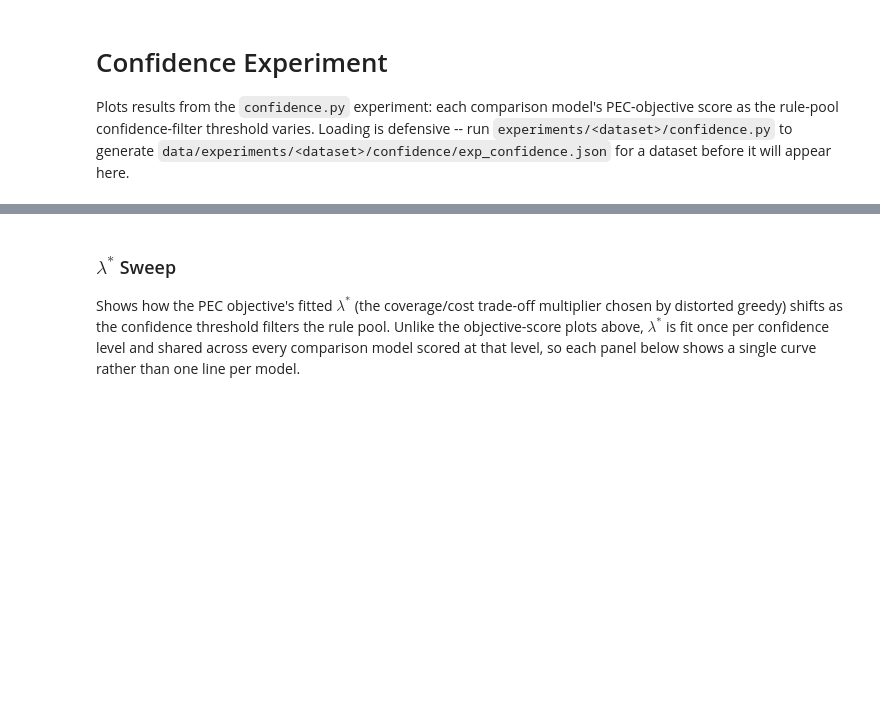
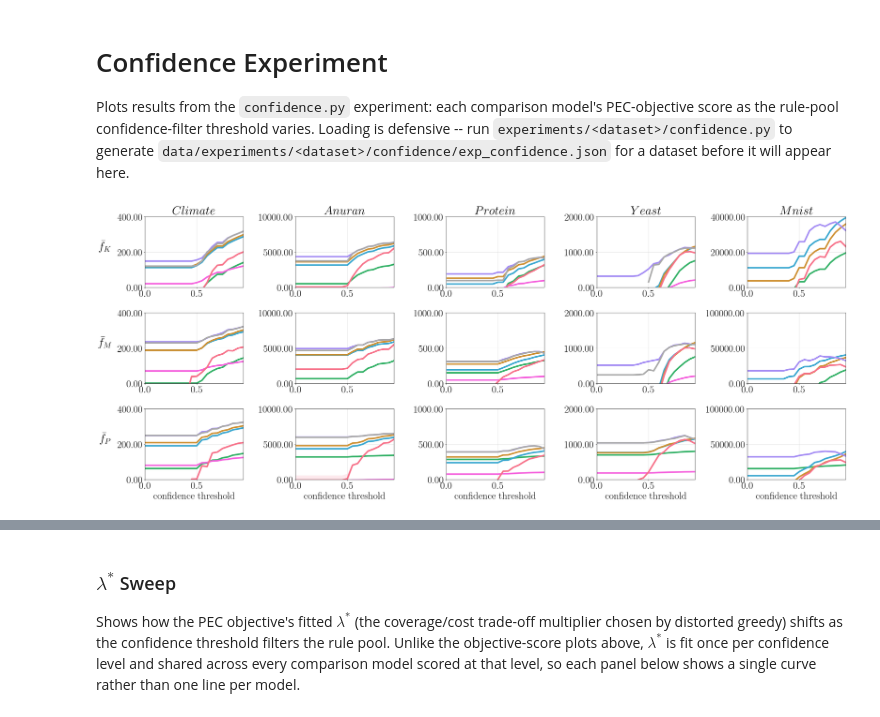
Before and after one commit to kevinqnb/interpretable-clustering, a Jupyter notebook: examples/experiments.ipynb, the cells around one changed output, grey strips where cells are left out. Cells and saved outputs as stored; diff of their text form; code cells hidden in the pictures; blank space fills up the shorter version.

```diff
--- a/examples/experiments.ipynb
+++ b/examples/experiments.ipynb
@@ -1707,38 +1784,40 @@ for i, dataset in enumerate(dataset_confidence_dict.keys()):
                 linestyle='dashed' if r['is_flat'] else 'solid',
                 linewidth=5, markersize=10, markeredgecolor='black',
                 label=title_dict.get(module, module),
             )
             err_mask = mask & ~np.isnan(r['y_err'])
             if np.any(err_mask):
                 axs[j, i].fill_between(
                     r['x'][err_mask],
                     r['y'][err_mask] - r['y_err'][err_mask],
                     r['y'][err_mask] + r['y_err'][err_mask],
                     color=color, alpha=0.15, linewidth=0,
                 )
 
         axs[j, i].grid(which='major', linestyle='-', linewidth=0.8, alpha=0.5)
         axs[j, i].set_xlim(0.0, 0.95)
         y_pad = 0.01 * y_pad_std
         y_lo, y_hi, yticks = nice_lim_for_3_ticks(y_min - y_pad, y_max + y_pad, clip=(0, np.inf))
         axs[j, i].set_ylim(y_lo, y_hi)
         axs[j, i].set_yticks(yticks)
         axs[j, i].yaxis.set_major_formatter(FormatStrFormatter('%.2f'))
 
         if i == 0:
             axs[j, i].set_ylabel(rf"$\bar{{f}}_{{{function_name_dict[j]}}}$", rotation=0, labelpad=40, fontsize=36)
         if j == 0:
             axs[j, i].set_title(rf"${dataset.capitalize()}$")
         if j == len(objective_names) - 1:
             axs[j, i].set_xlabel(r"\textup{confidence threshold}")
 
 fig.tight_layout()
 
-plt.savefig(
-    "../figures/experiments/confidence_sweep.pdf",
-    bbox_inches='tight',
-    dpi=300
-)
+#plt.savefig(
+#    "../figures/experiments/confidence_sweep.pdf",
+#    bbox_inches='tight',
+#    dpi=300
+#)
+# %% [output]
+[figure, added]
 # %%
 # Create a separate legend for the confidence-sweep plot
 fig, ax = plt.subplots(figsize=(12, 2))
```
Also changed, not shown: parts of 32 cells of this notebook, 5 other files.
